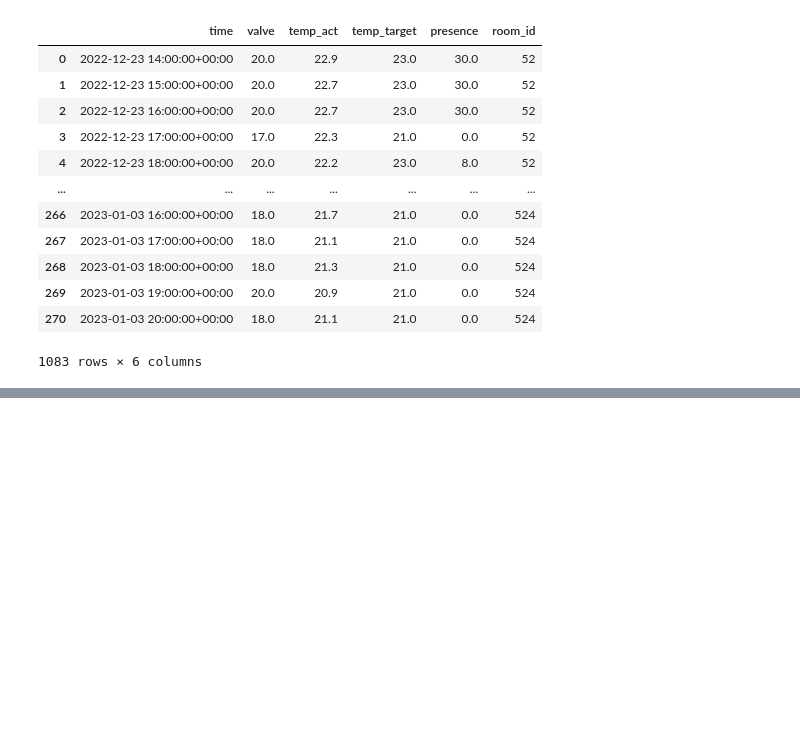
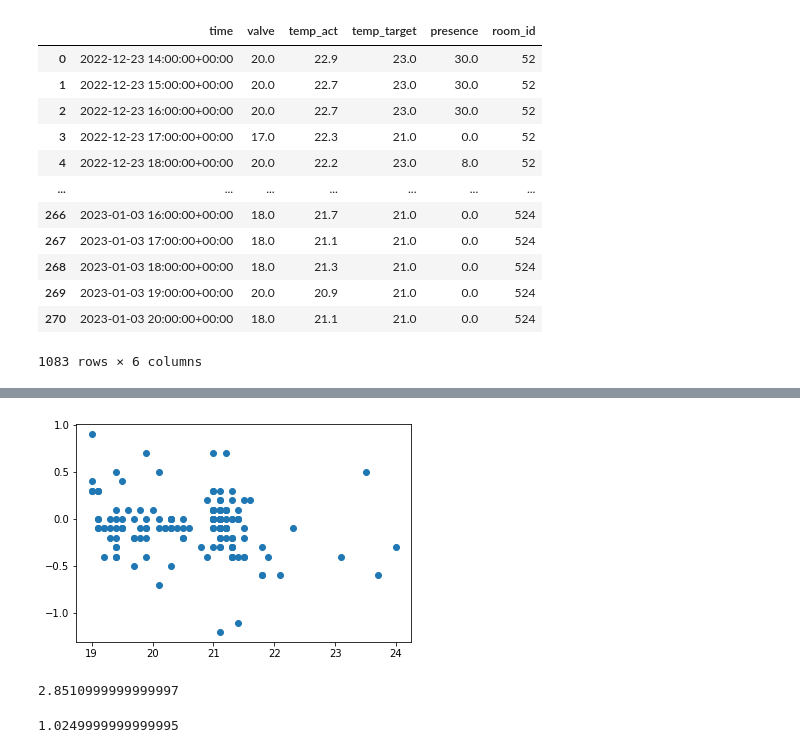
Before and after one commit to pastukh77/diploma_heating_rl, a Jupyter notebook: data_exploration.ipynb, the cells around one changed output, grey strips where cells are left out. Saved outputs shown, nothing was run; the diff lists cells and outputs as text; code cells hidden in the pictures; blank space fills up the shorter version.

```diff
--- a/data_exploration.ipynb
+++ b/data_exploration.ipynb
@@ -59,0 +120,19 @@ pd.merge(room_df, weather_df, on="time")
+# %%
+p1 = res[res.valve == 17]
+# print(v, p1["temp_delta"].mean())
+plt.scatter(p1["temp_act"], p1["temp_delta"])
+plt.show()
+# %% [output]
+[figure, added]
+# %%
+from utils import get_cop
+get_cop(-7)
+# %% [output]
+2.8510999999999997
+# %%
+from data_process import get_all_rooms
+from util import valve_effectiveness
+df = get_all_rooms("data-bms")
+valve_effectiveness(df, 20, 18.8)
+# %% [output]
+1.0249999999999995
```
Also changed, not shown: parts of 16 cells of this notebook, 7 other files.
